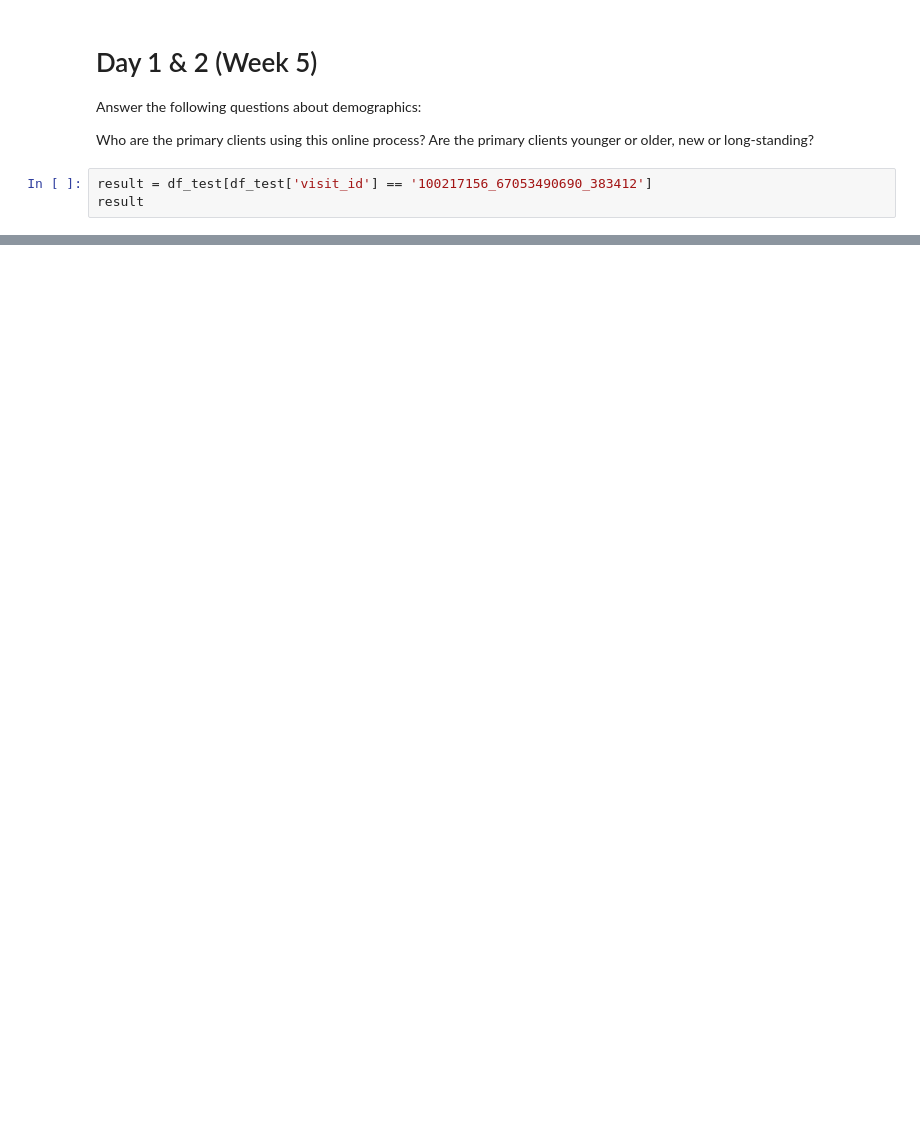
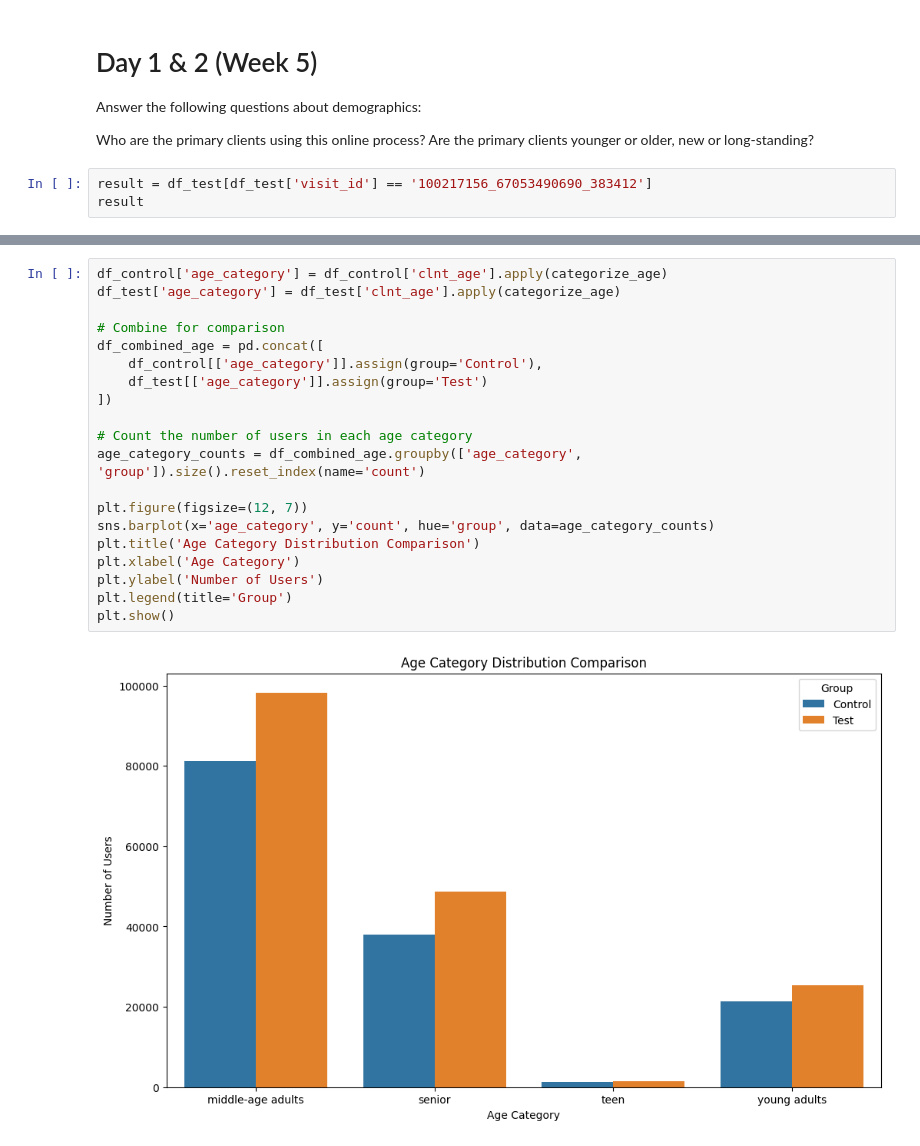
Before and after one commit to DaniCoco31/project_2, a Jupyter notebook: notebooks/Exploratory_nb_Reetu.ipynb, the cells around one changed output, grey strips where cells are left out. Saved outputs shown, nothing was run; the diff lists cells and outputs as text; blank space fills up the shorter version.

```diff
--- a/notebooks/Exploratory_nb_Reetu.ipynb
+++ b/notebooks/Exploratory_nb_Reetu.ipynb
@@ -306,0 +1000,22 @@ df_control.select_dtypes("number").nunique().sort_values(ascending=False)
+# %%
+df_control['age_category'] = df_control['clnt_age'].apply(categorize_age)
+df_test['age_category'] = df_test['clnt_age'].apply(categorize_age)
+
+# Combine for comparison
+df_combined_age = pd.concat([
+    df_control[['age_category']].assign(group='Control'),
+    df_test[['age_category']].assign(group='Test')
+])
+
+# Count the number of users in each age category
+age_category_counts = df_combined_age.groupby(['age_category', 'group']).size().reset_index(name='count')
+
+plt.figure(figsize=(12, 7))
+sns.barplot(x='age_category', y='count', hue='group', data=age_category_counts)
+plt.title('Age Category Distribution Comparison')
+plt.xlabel('Age Category')
+plt.ylabel('Number of Users')
+plt.legend(title='Group')
+plt.show()
+# %% [output]
+[figure, added]
```
Also changed, not shown: parts of 48 cells of this notebook, 2 other files.
